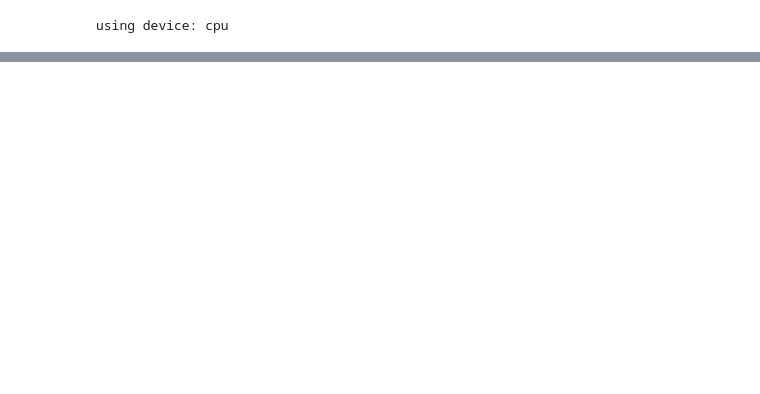
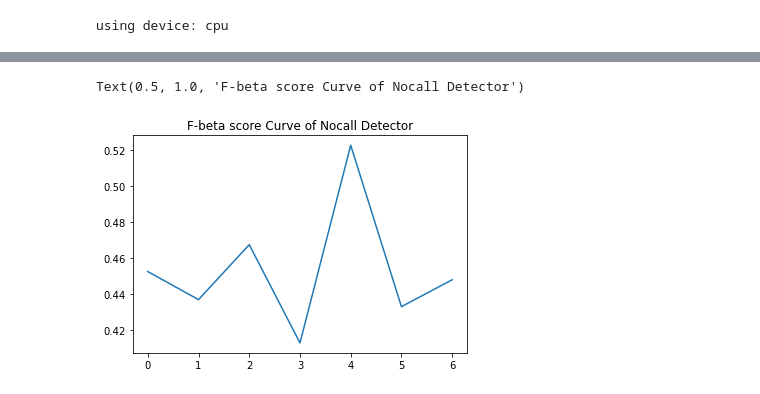
Before and after one commit to young-rae-kim/cs376_final_project, a Jupyter notebook: src/train.ipynb, the cells around one changed output, grey strips where cells are left out. Cells and saved outputs as stored; diff of their text form; code cells hidden in the pictures; blank space fills up the shorter version.

```diff
--- a/src/train.ipynb
+++ b/src/train.ipynb
@@ -343,0 +391,7 @@ Iteration 72, loss = 3.5338
+# %%
+vfbeta_scores = torch.tensor(vfbeta_scores, device = 'cpu')
+plt.plot(np.arange(len(vfbeta_scores)), vfbeta_scores)
+plt.title('F-beta score Curve of Nocall Detector')
+# %% [output]
+Text(0.5, 1.0, 'F-beta score Curve of Nocall Detector')
+[figure, added]
```
Also changed, not shown: parts of 14 cells of this notebook.
